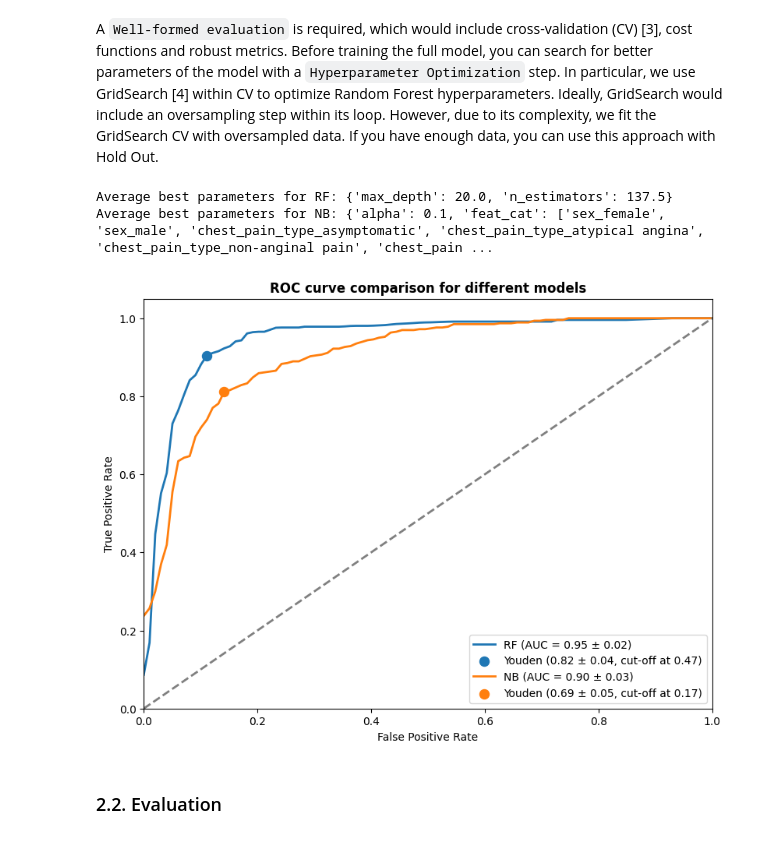
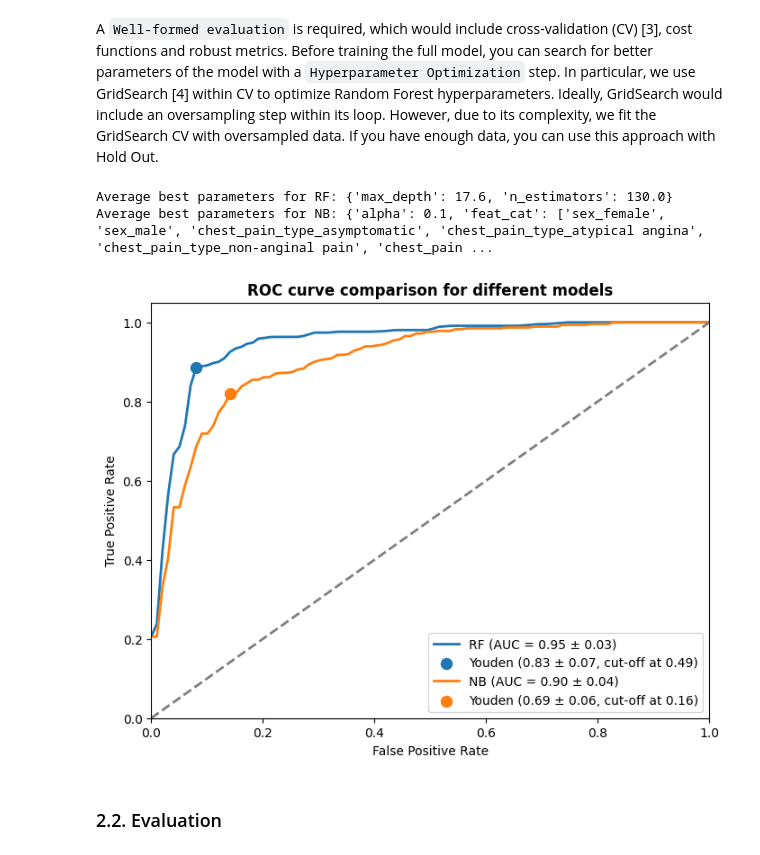
Before and after one commit to bdslab-upv/trustworthy-ai, a Jupyter notebook: Dataset Heart Disease/HD_Technical-robustness_and_safety.ipynb, the cells around one changed output. Cells and saved outputs as stored; diff of their text form; code cells hidden in the pictures.

```diff
--- a/Dataset Heart Disease/HD_Technical-robustness_and_safety.ipynb
+++ b/Dataset Heart Disease/HD_Technical-robustness_and_safety.ipynb
@@ -117,7 +117,7 @@ best_params_all = {classifier_name: [] for classifier_name in classifiers.keys()
 param_grid = {
     'RF': {
         'n_estimators': [50, 100, 150],
-        'max_depth': [5, 15, 30, 45],
+        'max_depth': [2, 4, 8, 16, 32],
     },
     'NB': {
         'feat_num': [feat_num],
@@ -127,7 +127,7 @@ param_grid = {
     }
 }
 # %%
-skf = StratifiedKFold(n_splits=4)
+skf = StratifiedKFold(n_splits=5)
 smotenc = SMOTENC(categorical_features=feat_cat, random_state=1)
 mean_fpr = np.linspace(0, 1, 100)
 
@@ -149,7 +149,7 @@ for i, (classifier_name, classifier) in enumerate(classifiers.items()):
         X_train_over, _, _ = handleData.encode(X_train_over_decoded)
 
         # Hyperparameter tuning
-        grid_search = GridSearchCV(classifier, param_grid[classifier_name], cv=2, scoring='roc_auc')
+        grid_search = GridSearchCV(classifier, param_grid[classifier_name], cv=3, scoring='roc_auc')
         grid_search.fit(X_train_over, y_train_over)
         classifiers[classifier_name] = grid_search.best_estimator_
         best_params_all[classifier_name].append(grid_search.best_params_)
@@ -177,35 +177,35 @@ for i, (classifier_name, classifier) in enumerate(classifiers.items()):
         if isinstance(best_params_all[classifier_name][0][param], (int, float)):
             avg_best_params[param] = np.mean([params[param] for params in best_params_all[classifier_name]])
         else:
             avg_best_params[param] = best_params_all[classifier_name][0][param]  # Solo tomar el primer valor ya que son listas
     print(f"Average best parameters for {classifier_name}: {avg_best_params}")
 
     mean_tpr = np.mean(tpr_folds, axis=0)
     mean_tpr[-1] = 1.0
     mean_auc = auc(mean_fpr, mean_tpr)
     auc_std = np.std(auc_folds)
 
     avg_youden = np.mean(youden_indexes)
     std_youden = np.std(youden_indexes)
     avg_threshold = np.mean(thresholds_youden)
     youden_index_cutoff[classifier_name] = avg_threshold
 
     plt.plot(mean_fpr, mean_tpr, color=color, lw=2, label=f'{classifier_name} (AUC = {mean_auc:.2f} ± {auc_std:.2f})')
     plt.scatter(mean_fpr[np.argmax(mean_tpr - mean_fpr)], mean_tpr[np.argmax(mean_tpr - mean_fpr)], color=color, marker='o', s=75, label=f'Youden ({avg_youden:.2f} ± {std_youden:.2f}, cut-off at {avg_threshold:.2f})')
 
 plt.plot([0, 1], [0, 1], color='gray', lw=2, linestyle='--')
 plt.xlim([0.0, 1.0])
 plt.ylim([0.0, 1.05])
 plt.xlabel('False Positive Rate', fontdict={'fontsize':10})
 plt.ylabel('True Positive Rate', fontdict={'fontsize':10})
 plt.title('ROC curve comparison for different models', fontdict={'fontsize':12, 'weight': 'bold'})
 plt.legend(loc="lower right", prop={'size':10})
 sns.set_palette('colorblind')
 plt.show()
 # %% [output]
-Average best parameters for RF: {'max_depth': 20.0, 'n_estimators': 137.5}
+Average best parameters for RF: {'max_depth': 17.6, 'n_estimators': 130.0}
 Average best parameters for NB: {'alpha': 0.1, 'feat_cat': ['sex_female', 'sex_male', 'chest_pain_type_asymptomatic', 'chest_pain_type_atypical angina', 'chest_pain_type_non-anginal pain', 'chest_pain ...
-[figure, old version]
+[figure, new version]
 # %% [markdown]
 ### 2.2. Evaluation  <a class="anchor" id="evaluation"></a>
 # %% [markdown]
```
Also changed, not shown: parts of 8 cells of this notebook, 9 other files.
